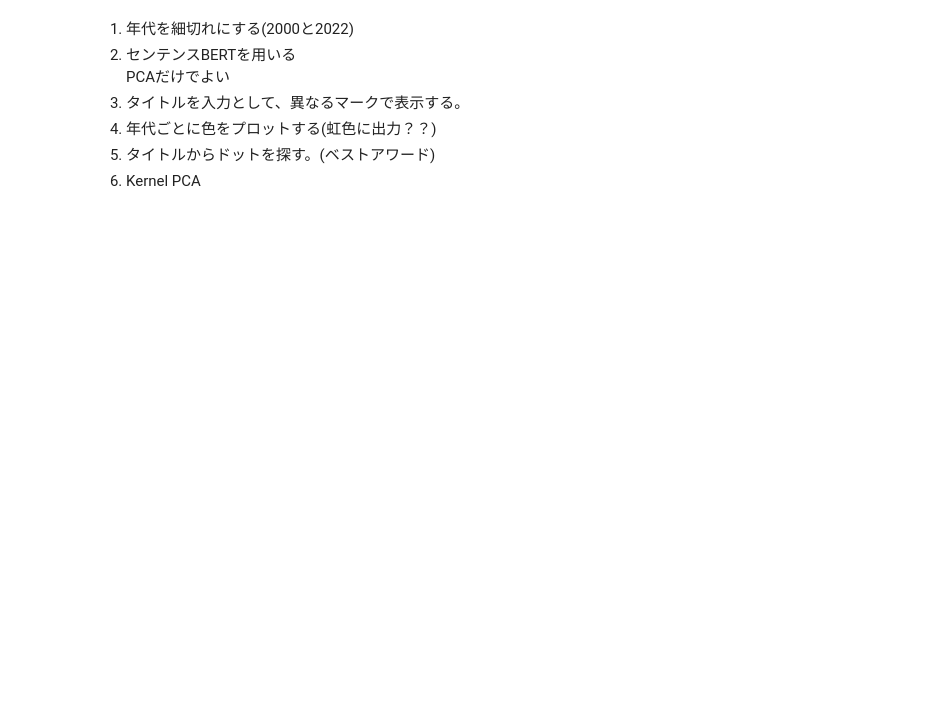
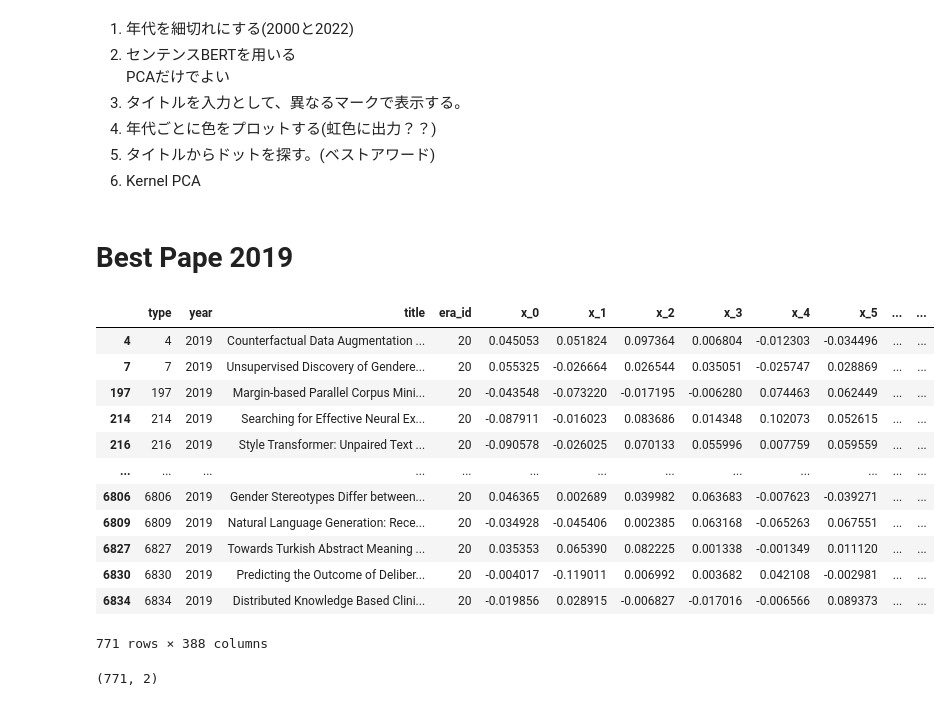
Before and after one commit to spec2/ThesisVisualizationTools, a Jupyter notebook: ACL-anthology-corpus/acl_anthology_full-text_sbert.ipynb, the cells around one changed output. Drawn from its saved outputs; the diff is of its cells as text; code cells hidden in the pictures; blank space fills up the shorter version.

```diff
--- a/ACL-anthology-corpus/acl_anthology_full-text_sbert.ipynb
+++ b/ACL-anthology-corpus/acl_anthology_full-text_sbert.ipynb
@@ -209,3 +209,31 @@ PCAだけでよい
 3. 年代ごとに色をプロットする(虹色に出力？？)
 4. タイトルからドットを探す。(ベストアワード)
 5. Kernel PCA
+# %% [markdown]
+# Best Pape 2019
+# %%
+out_2019 = out[(out['year'] == 2019)]
+out_2019
+# %% [output]
+|  | type | year | title | era_id | x_0 | x_1 | x_2 | x_3 | x_4 | x_5 | ... | ... |
+| 4 | 4 | 2019 | Counterfactual Data Augmentation ... | 20 | 0.045053 | 0.051824 | 0.097364 | 0.006804 | -0.012303 | -0.034496 | ... | ... |
+| 7 | 7 | 2019 | Unsupervised Discovery of Gendere... | 20 | 0.055325 | -0.026664 | 0.026544 | 0.035051 | -0.025747 | 0.028869 | ... | ... |
+| 197 | 197 | 2019 | Margin-based Parallel Corpus Mini... | 20 | -0.043548 | -0.073220 | -0.017195 | -0.006280 | 0.074463 | 0.062449 | ... | ... |
+| 214 | 214 | 2019 | Searching for Effective Neural Ex... | 20 | -0.087911 | -0.016023 | 0.083686 | 0.014348 | 0.102073 | 0.052615 | ... | ... |
+| 216 | 216 | 2019 | Style Transformer: Unpaired Text ... | 20 | -0.090578 | -0.026025 | 0.070133 | 0.055996 | 0.007759 | 0.059559 | ... | ... |
+| ... | ... | ... | ... | ... | ... | ... | ... | ... | ... | ... | ... | ... |
+| 6806 | 6806 | 2019 | Gender Stereotypes Differ between... | 20 | 0.046365 | 0.002689 | 0.039982 | 0.063683 | -0.007623 | -0.039271 | ... | ... |
+| 6809 | 6809 | 2019 | Natural Language Generation: Rece... | 20 | -0.034928 | -0.045406 | 0.002385 | 0.063168 | -0.065263 | 0.067551 | ... | ... |
+| 6827 | 6827 | 2019 | Towards Turkish Abstract Meaning ... | 20 | 0.035353 | 0.065390 | 0.082225 | 0.001338 | -0.001349 | 0.011120 | ... | ... |
+| 6830 | 6830 | 2019 | Predicting the Outcome of Deliber... | 20 | -0.004017 | -0.119011 | 0.006992 | 0.003682 | 0.042108 | -0.002981 | ... | ... |
+| 6834 | 6834 | 2019 | Distributed Knowledge Based Clini... | 20 | -0.019856 | 0.028915 | -0.006827 | -0.017016 | -0.006566 | 0.089373 | ... | ... |
+771 rows × 388 columns
+# %%
+title_list = out_2019['title'].values
+X = out_2019.iloc[:, 4:]
+pca = PCA(n_components=2)
+pca.fit(X)
+x_pcx = pca.transform(X)
+x_pcx.shape
+# %% [output]
+(771, 2)
```
Also changed, not shown: parts of 11 cells of this notebook, 4 other files.
